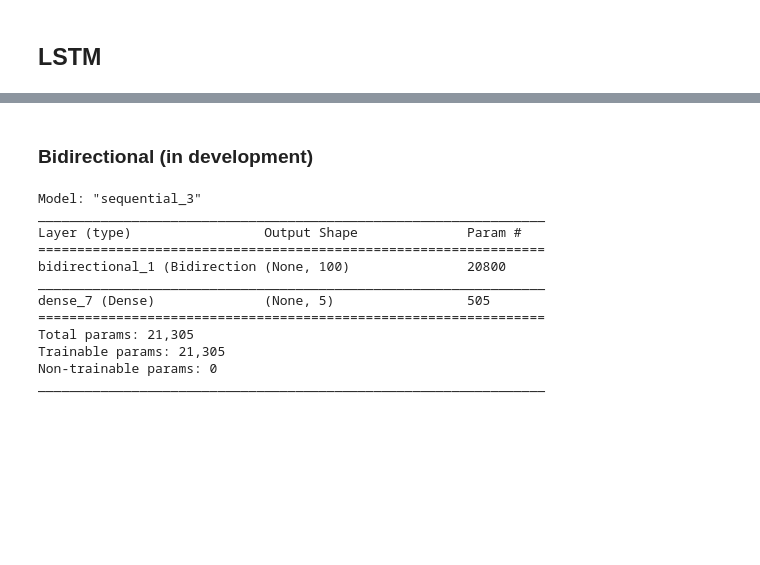
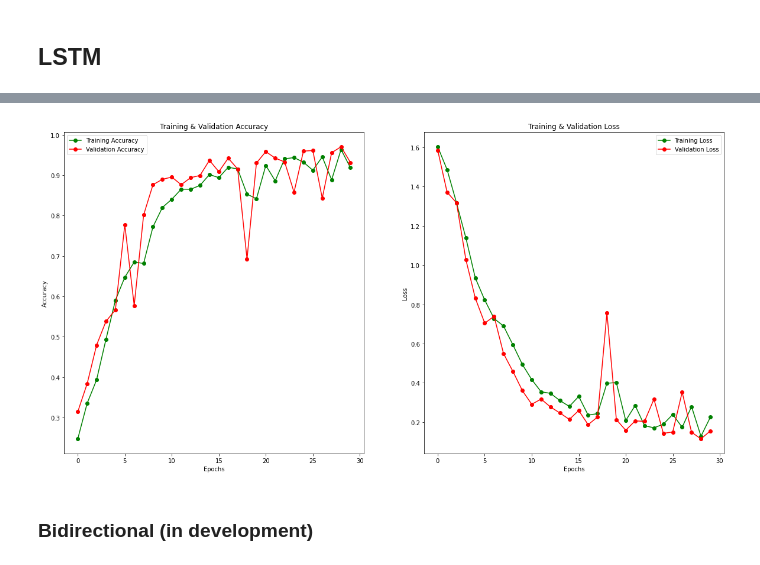
Before and after one commit to stephdoan/ResRecovery, a Jupyter notebook: notebooks/LSTM_Resolution_Classification.ipynb, the cells around one changed output, grey strips where cells are left out. Drawn from its saved outputs; the diff is of its cells as text; code cells hidden in the pictures; blank space fills up the shorter version.

Commit message:
LSTM GPU training

```diff
--- a/notebooks/LSTM_Resolution_Classification.ipynb
+++ b/notebooks/LSTM_Resolution_Classification.ipynb
@@ -101,17 +119,20 @@ ms_240[1]
 # %% [markdown]
 ## Preprocessing
 # %%
-data = [ms_240, ms_360, ms_480, ms_720, ms_1080]
+#data = [ms_240, ms_360, ms_480, ms_720, ms_1080]  # original
+data = [resamples_240, resamples_360, resamples_480, resamples_720, resamples_1080]  # resamp,es
 
 for i, df in enumerate(data):
     for d in df:
+        scaler = StandardScaler()
+        d["pkt_size"] = scaler.fit_transform(np.array(d["pkt_size"]).reshape(-1, 1))
         d["resolution"] = i
 
 d = []
 for df in data:
     d.append(pd.concat(df))
 # %%
-timesteps = 5
+timesteps = 10
 
 def create_data(d, timesteps=timesteps):
     X = []
@@ -119,9 +140,9 @@ def create_data(d, timesteps=timesteps):
     for i, df in enumerate(d):
         if df.shape[0] % timesteps != 0:
             trim = int(df.shape[0] % timesteps)
-            x = np.array(df["pkt_size"][:-1*trim]).reshape((df.shape[0]-trim)//5, 5, 1)
+            x = np.array(df["pkt_size"][:-1*trim]).reshape((df.shape[0]-trim)//timesteps, timesteps, 1)
         else:
-            x = np.array(df["pkt_size"]).reshape(df.shape[0]//5, 5, 1)
+            x = np.array(df["pkt_size"]).reshape(df.shape[0]//timesteps, timesteps, 1)
         X.append(x)
         for _ in range(x.shape[0]):
             y = np.append(y, i)
@@ -141,7 +162,7 @@ X_train, X_test, y_train, y_test = train_test_split(X, y, test_size=0.2)
 # %%
 lstm = Sequential()
 lstm.add(LSTM(100, activation="relu", return_sequences=True, input_shape=(X.shape[1], X.shape[2])))
-lstm.add(LSTM(50, activation="relu", return_sequences=True))
+lstm.add(LSTM(50, dropout=0.2, activation="relu", return_sequences=True))
 lstm.add(LSTM(25, activation="relu"))
 lstm.add(Dense(20, activation="relu"))
 lstm.add(Dense(10, activation="relu"))
@@ -171,8 +191,8 @@ Trainable params: 79,385
 Non-trainable params: 0
 _________________________________________________________________
 # %%
-EPOCHS = 25
+EPOCHS = 30
 BATCH_SIZE = 64
 
-lstm.fit(X_train, y_train, epochs=EPOCHS, batch_size=BATCH_SIZE, verbose=1)
+history = lstm.fit(X_train, y_train, epochs=EPOCHS, validation_split=0.2, batch_size=BATCH_SIZE, verbose=1)
 # %% [output]
@@ -183,3 +221,29 @@ KeyboardInterrupt:
+# %%
+epochs = [i for i in range(EPOCHS)]
+
+fig , ax = plt.subplots(1, 2)
+train_acc = history.history['acc']
+train_loss = history.history['loss']
+val_acc = history.history['val_acc']
+val_loss = history.history['val_loss']
+fig.set_size_inches(20, 10)
+
+ax[0].plot(epochs, train_acc , 'go-' , label = 'Training Accuracy')
+ax[0].plot(epochs, val_acc , 'ro-' , label = 'Validation Accuracy')
+ax[0].set_title('Training & Validation Accuracy')
+ax[0].legend()
+ax[0].set_xlabel("Epochs")
+ax[0].set_ylabel("Accuracy")
+
+ax[1].plot(epochs , train_loss , 'g-o' , label = 'Training Loss')
+ax[1].plot(epochs , val_loss , 'r-o' , label = 'Validation Loss')
+ax[1].set_title('Training & Validation Loss')
+ax[1].legend()
+ax[1].set_xlabel("Epochs")
+ax[1].set_ylabel("Loss")
+plt.show()
+# %% [output]
+[figure, added]
 # %% [markdown]
 ### Bidirectional (in development)
 # %%
@@ -188,19 +252,6 @@ bidirectional.add(Bidirectional(LSTM(50, activation="relu"), input_shape=(X.shap
 bidirectional.add(Dense(5, activation="softmax"))
 bidirectional.compile(loss="sparse_categorical_crossentropy", optimizer="adam", metrics=["accuracy"])
 bidirectional.summary()
-# %% [output]
-Model: "sequential_3"
-_________________________________________________________________
-Layer (type)                 Output Shape              Param #
-=================================================================
-bidirectional_1 (Bidirection (None, 100)               20800
-_________________________________________________________________
-dense_7 (Dense)              (None, 5)                 505
-=================================================================
-Total params: 21,305
-Trainable params: 21,305
-Non-trainable params: 0
-_________________________________________________________________
 # %%
 EPOCHS = 25
 BATCH_SIZE = 64
```
Also changed, not shown: parts of 7 cells of this notebook.
